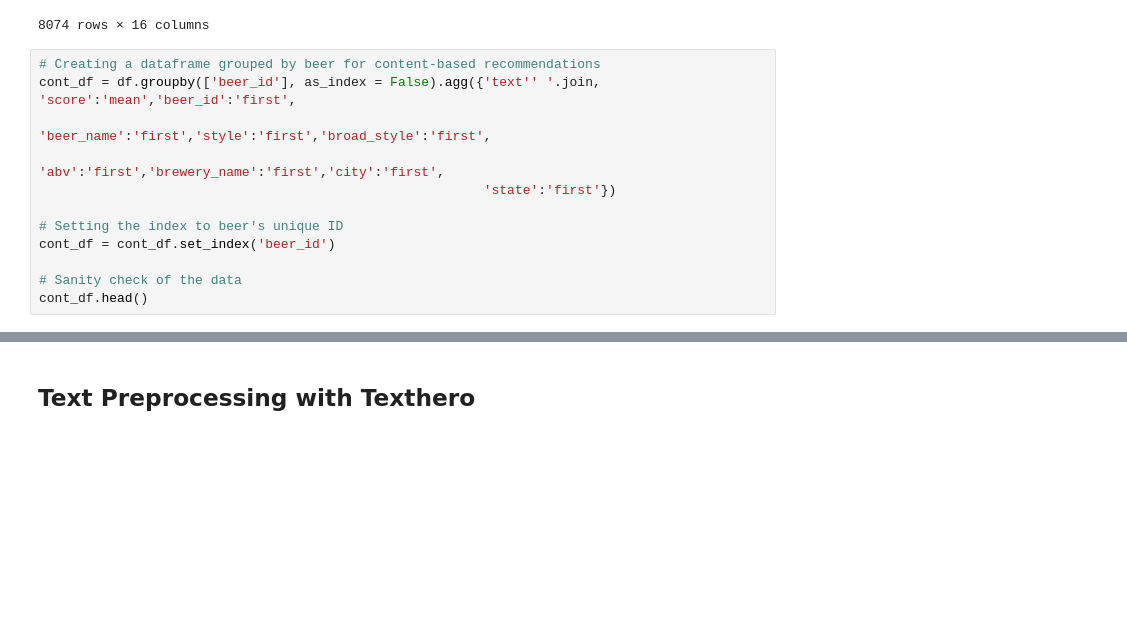
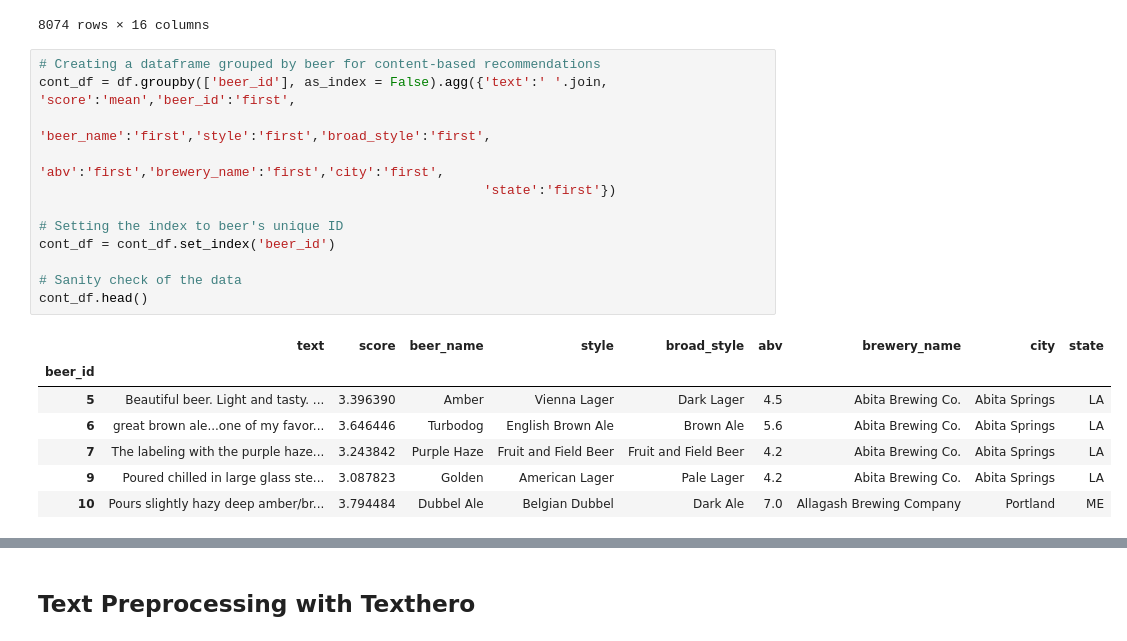
Before and after one commit to stevenaddison/Beer-Me, a Jupyter notebook: FinalNotebook.ipynb, the cells around one changed output, grey strips where cells are left out. Saved outputs shown, nothing was run; the diff lists cells and outputs as text; blank space fills up the shorter version.

```diff
--- a/FinalNotebook.ipynb
+++ b/FinalNotebook.ipynb
@@ -192,13 +201,21 @@ df.loc[df['beer_name'] == 'IPA']
 8074 rows × 16 columns
 # %%
 # Creating a dataframe grouped by beer for content-based recommendations
-cont_df = df.groupby(['beer_id'], as_index = False).agg({'text'' '.join, 'score':'mean','beer_id':'first',
+cont_df = df.groupby(['beer_id'], as_index = False).agg({'text':' '.join, 'score':'mean','beer_id':'first',
                                                          'beer_name':'first','style':'first','broad_style':'first',
                                                          'abv':'first','brewery_name':'first','city':'first',
                                                          'state':'first'})
 
 # Setting the index to beer's unique ID
 cont_df = cont_df.set_index('beer_id')
 
 # Sanity check of the data
 cont_df.head()
+# %% [output]
+|  | text | score | beer_name | style | broad_style | abv | brewery_name | city | state |
+| beer_id |  |  |  |  |  |  |  |  |  |
+| 5 | Beautiful beer. Light and tasty. ... | 3.396390 | Amber | Vienna Lager | Dark Lager | 4.5 | Abita Brewing Co. | Abita Springs | LA |
+| 6 | great brown ale...one of my favor... | 3.646446 | Turbodog | English Brown Ale | Brown Ale | 5.6 | Abita Brewing Co. | Abita Springs | LA |
+| 7 | The labeling with the purple haze... | 3.243842 | Purple Haze | Fruit and Field Beer | Fruit and Field Beer | 4.2 | Abita Brewing Co. | Abita Springs | LA |
+| 9 | Poured chilled in large glass ste... | 3.087823 | Golden | American Lager | Pale Lager | 4.2 | Abita Brewing Co. | Abita Springs | LA |
+| 10 | Pours slightly hazy deep amber/br... | 3.794484 | Dubbel Ale | Belgian Dubbel | Dark Ale | 7.0 | Allagash Brewing Company | Portland | ME |
```
Also changed, not shown: parts of 19 cells of this notebook.
